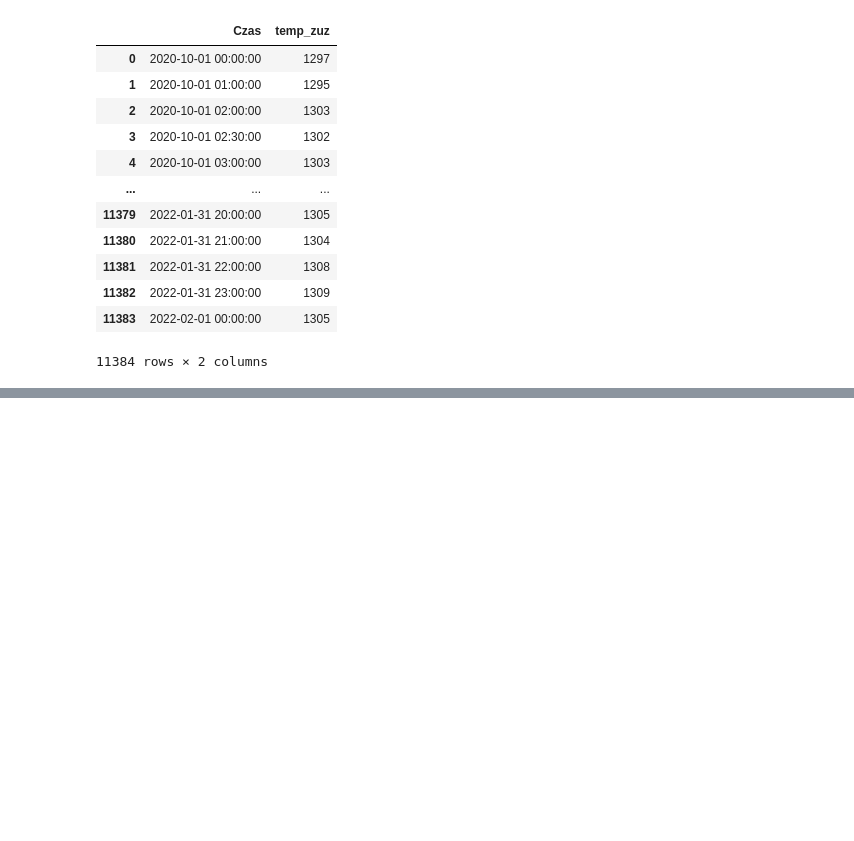
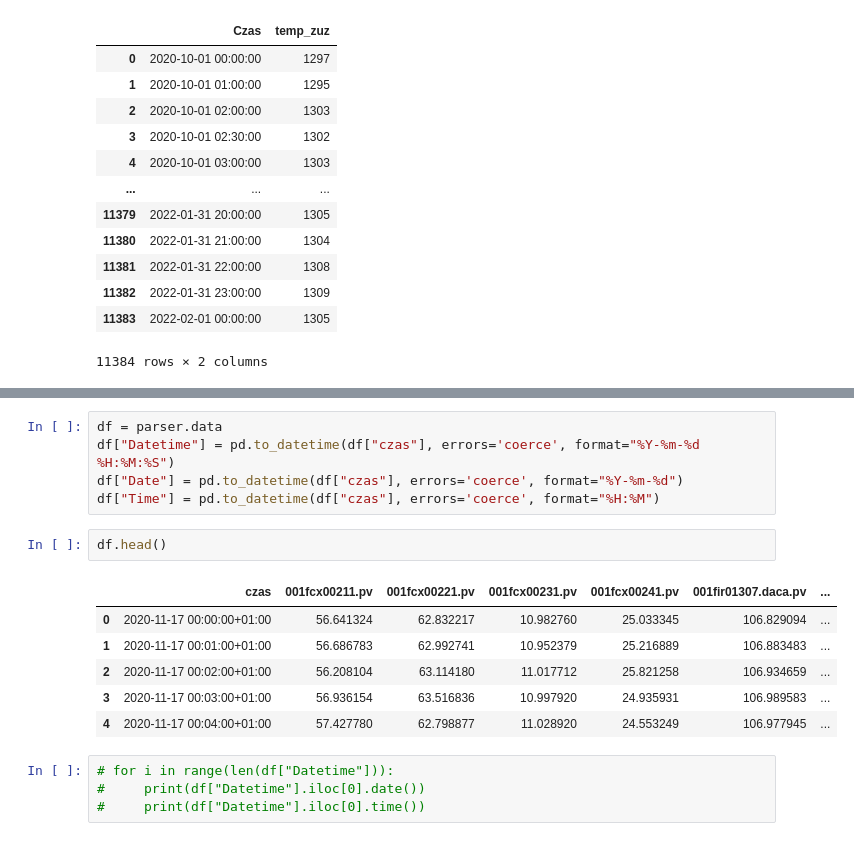
Before and after one commit to kinoai/cuvalleyhack2022, a Jupyter notebook: notebooks/ashleve-initial-data-exploration.ipynb, the cells around one changed output, grey strips where cells are left out. Drawn from its saved outputs; the diff is of its cells as text; blank space fills up the shorter version.

```diff
--- a/notebooks/ashleve-initial-data-exploration.ipynb
+++ b/notebooks/ashleve-initial-data-exploration.ipynb
@@ -98,0 +90,18 @@ len(parser.date_dict.keys()) / 24
+# %%
+df = parser.data
+df["Datetime"] = pd.to_datetime(df["czas"], errors='coerce', format="%Y-%m-%d %H:%M:%S")
+df["Date"] = pd.to_datetime(df["czas"], errors='coerce', format="%Y-%m-%d")
+df["Time"] = pd.to_datetime(df["czas"], errors='coerce', format="%H:%M")
+# %%
+df.head()
+# %% [output]
+|  | czas | 001fcx00211.pv | 001fcx00221.pv | 001fcx00231.pv | 001fcx00241.pv | 001fir01307.daca.pv | ... |
+| 0 | 2020-11-17 00:00:00+01:00 | 56.641324 | 62.832217 | 10.982760 | 25.033345 | 106.829094 | ... |
+| 1 | 2020-11-17 00:01:00+01:00 | 56.686783 | 62.992741 | 10.952379 | 25.216889 | 106.883483 | ... |
+| 2 | 2020-11-17 00:02:00+01:00 | 56.208104 | 63.114180 | 11.017712 | 25.821258 | 106.934659 | ... |
+| 3 | 2020-11-17 00:03:00+01:00 | 56.936154 | 63.516836 | 10.997920 | 24.935931 | 106.989583 | ... |
+| 4 | 2020-11-17 00:04:00+01:00 | 57.427780 | 62.798877 | 11.028920 | 24.553249 | 106.977945 | ... |
+# %%
+# for i in range(len(df["Datetime"])):
+#     print(df["Datetime"].iloc[0].date())
+#     print(df["Datetime"].iloc[0].time())
```
Also changed, not shown: parts of 8 cells of this notebook.
